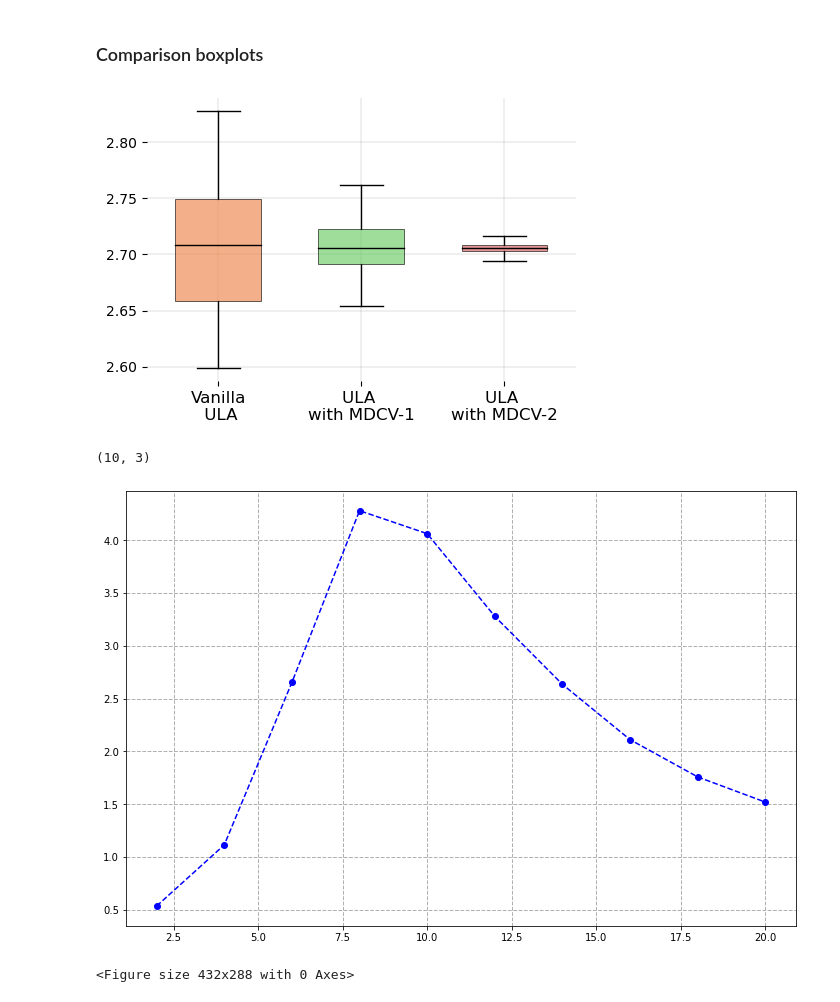
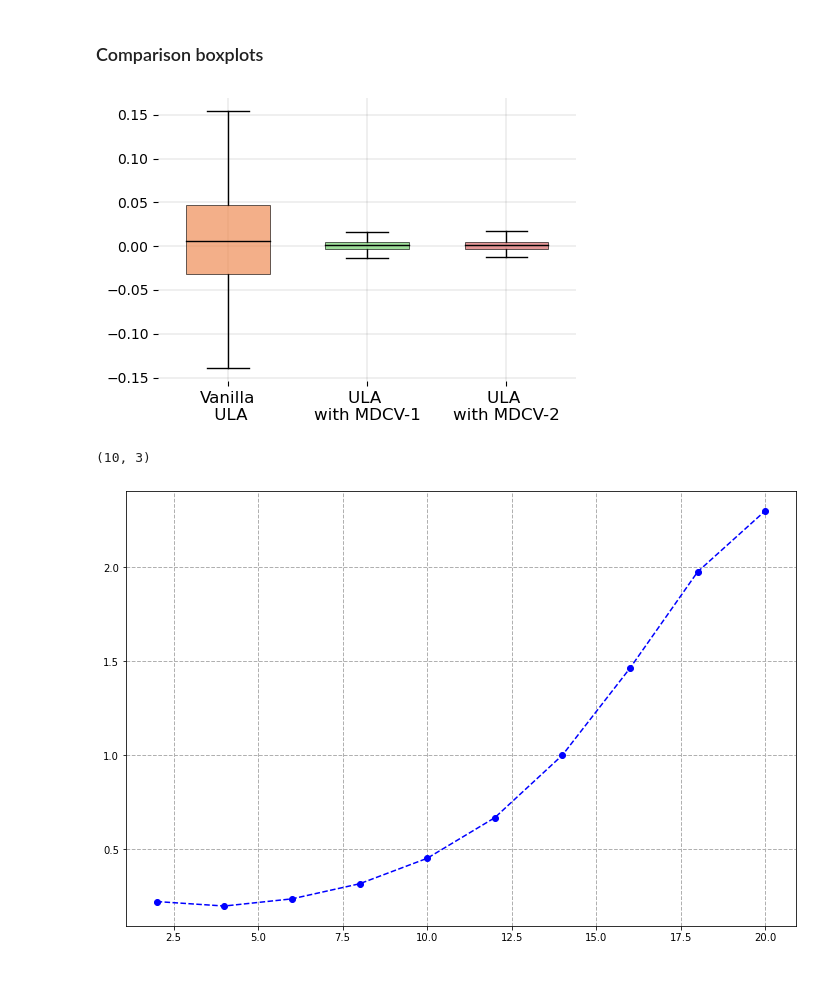
Before and after one commit to svsamsonov/VR-MCMC, a Jupyter notebook: Code/Gaussian_mixture_updated.ipynb, the cells around one changed output. Cells and saved outputs as stored; diff of their text form; code cells hidden in the pictures.

```diff
--- a/Code/Gaussian_mixture_updated.ipynb
+++ b/Code/Gaussian_mixture_updated.ipynb
@@ -90,7 +90,7 @@ def test_traj(coefs_poly_regr,gamma,r_seed,lag,d,N_test,x0):
     for k in range(len(basis_funcs)):
         poly_vals[k,:] = compute_H(basis_funcs[k],Noise)
     #initialize function
-    f_vals_vanilla = np.sum(X_test**2,axis=1)
+    f_vals_vanilla = np.sum(X_test,axis=1)
     #array to store control variates values
     cvfs = np.zeros_like(f_vals_vanilla)
     #compute coeffitients bar_a
@@ -225,7 +225,7 @@ gamma = 2e-1 #Step size
 n_traj = 1
 d = 2
 n_traj_test = 96 # Number of independent MCMC trajectories for test
-f_type = "quadratic"
+f_type = "linear"
 K_max = 2 #max degree of Hermite polynomial
 S_max = 2 #max degree of polynomial during regression stage
 lag = 100 #maximal lag order
@@ -312,9 +312,9 @@ title = ""
 labels = ['Vanilla\n ULA', 'ULA \nwith MDCV-1', 'ULA \nwith MDCV-2']
 # %%
 data = [res_list[0,:,0],res_list[-3,:,1], res_list[-3,:,2]]
-boxplot_ind(data, title, labels,path="./2d_gaussian_mixture_quadratic_29_10.pdf")
+boxplot_ind(data, title, labels,path="./2d_gaussian_mixture_linear_29_10.pdf")
 # %% [output]
-[figure, old version]
+[figure, new version]
 # %%
 var_arr = np.var(res_list,axis=1)
 print(var_arr.shape)
@@ -331,11 +331,10 @@ plt.plot(lags,(var_arr[:,0]/(var_arr[:,2]*lags*4)), marker='o', linestyle='--',
 #plt.title('VR cost for MDCV, Gaussian distribution, quadratic target',fontsize = 20)
 plt.grid(linestyle='--', linewidth=1.0)
 #plt.legend()
-plt.show()
-plt.savefig("./cost_2d_gaussian_mixture_quadratic_29_10.pdf")
+#plt.show()
+plt.savefig("./cost_2d_gaussian_mixture_linear_29_10.pdf")
 # %% [output]
-[figure, old version]
+[figure, new version]
-<Figure size 432x288 with 0 Axes>
 # %%
 plt.figure(figsize=(12,8))
 # plot the index for the x-values
```
Also changed, not shown: parts of 2 cells of this notebook, 3 other files.
